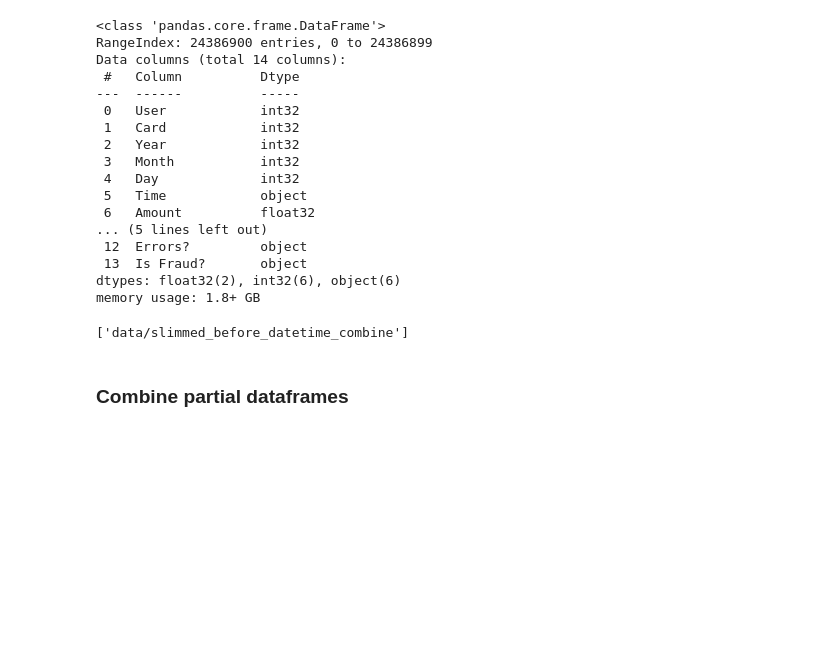
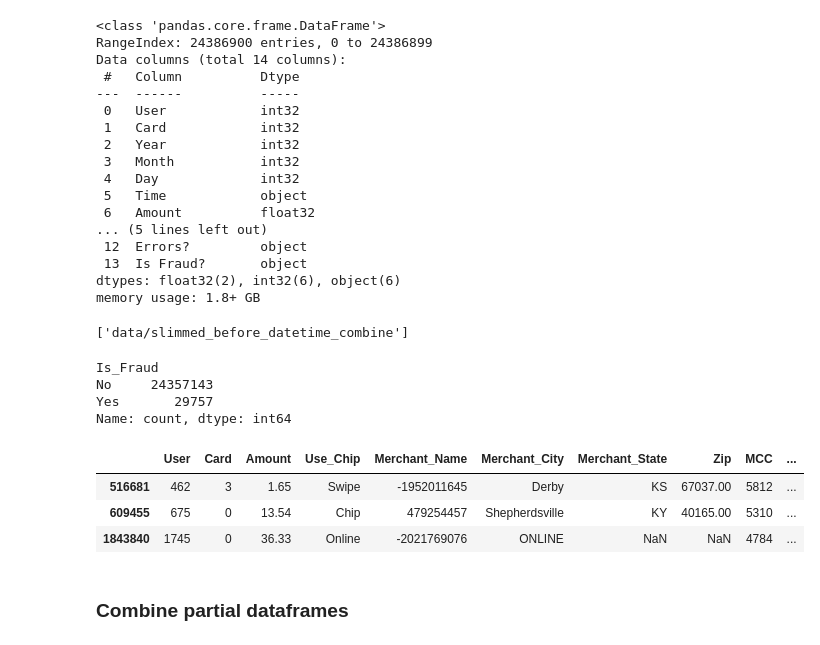
Before and after one commit to Yichen-Z/ece5831-2023-ccf, a Jupyter notebook: explore_transactions.ipynb, the cells around one changed output. Drawn from its saved outputs; the diff is of its cells as text; code cells hidden in the pictures; blank space fills up the shorter version.

```diff
--- a/explore_transactions.ipynb
+++ b/explore_transactions.ipynb
@@ -20,5 +65,2 @@ PARSE_DATES = ['Year', 'Month', 'Day', 'Time']
 # %%
 from src import process_data
-# %%
-tdf = pd.read_csv('data/split/newcutaa', header=None, names=COL_NAMES)
-process_data.combine_date_cols(columns=PARSE_DATES, result_col='Datetime', df=tdf)
@@ -55,7 +152,7 @@ tdf.head(3)
 | 1 | 0 | 0 | 38.48 | Swipe | 1102623989 | Monterey Park | CA | 91754.00 | 5411 | ... |
 | 2 | 0 | 0 | 120.34 | Swipe | 1102623989 | Monterey Park | CA | 91754.00 | 5411 | ... |
 # %%
-tdf['User'] = tdf['User'].astype(np.int8)
+# tdf['User'] = tdf['User'].astype(np.int8) # There are 2000 simulated customers, so reverted these back to int32
 tdf['Card'] = tdf['Card'].astype(np.int8)
 tdf.info()
 # %% [output]
@@ -139,6 +236,21 @@ Data columns (total 14 columns):
 dtypes: float32(2), int32(6), object(6)
 memory usage: 1.8+ GB
 ['data/slimmed_before_datetime_combine']
+# %%
+tdf['Is_Fraud'].value_counts()
+# %% [output]
+Is_Fraud
+No     24357143
+Yes       29757
+Name: count, dtype: int64
+# %%
+tdf['Is_Fraud'] = tdf['Is_Fraud'].apply(lambda word: True if word.lower() == 'yes' else False)
+tdf.sample(n=3)
+# %% [output]
+|  | User | Card | Amount | Use_Chip | Merchant_Name | Merchant_City | Merchant_State | Zip | MCC | ... |
+| 516681 | 462 | 3 | 1.65 | Swipe | -1952011645 | Derby | KS | 67037.00 | 5812 | ... |
+| 609455 | 675 | 0 | 13.54 | Chip | 479254457 | Shepherdsville | KY | 40165.00 | 5310 | ... |
+| 1843840 | 1745 | 0 | 36.33 | Online | -2021769076 | ONLINE | NaN | NaN | 4784 | ... |
 # %% [markdown]
 ### Combine partial dataframes
 # %%
```
Also changed, not shown: parts of 39 cells of this notebook.
